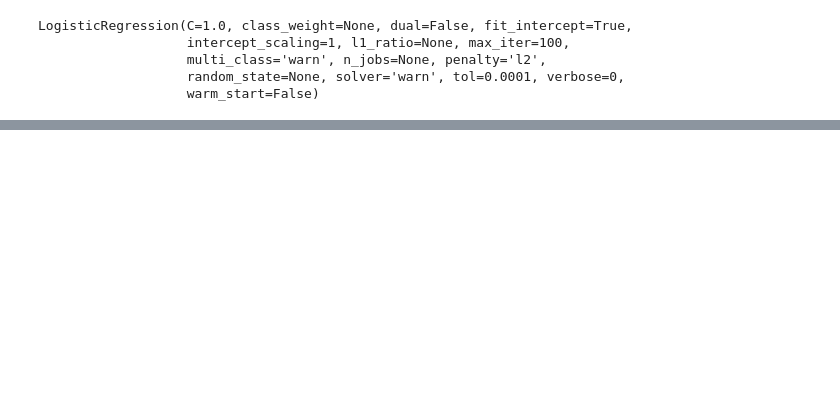
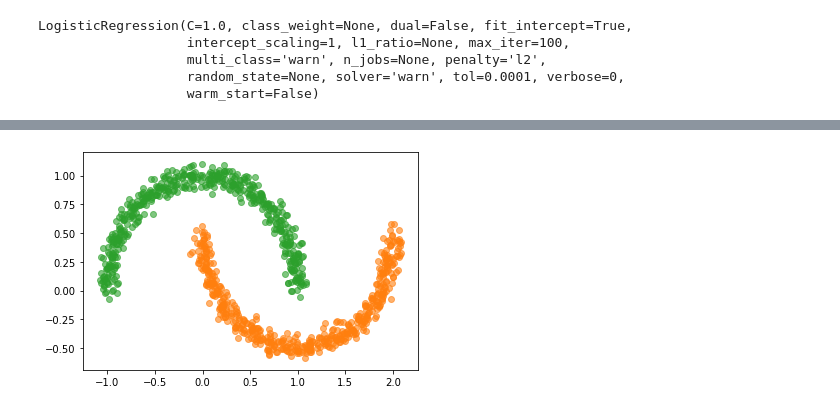
Before and after one commit to damiansp/neuralNet, a Jupyter notebook: python/handsOn/09_unsupervised/unsupervised_learning.py.ipynb, the cells around one changed output, grey strips where cells are left out. Cells and saved outputs as stored; diff of their text form; code cells hidden in the pictures; blank space fills up the shorter version.

```diff
--- a/python/handsOn/09_unsupervised/unsupervised_learning.py.ipynb
+++ b/python/handsOn/09_unsupervised/unsupervised_learning.py.ipynb
@@ -281,0 +268,9 @@ for i in range(k):
+# %%
+dbscan = DBSCAN(eps=0.2, min_samples=5)
+dbscan.fit(X)
+
+for i in range(-1, 13):
+    plt.scatter(
+        X[dbscan.labels_ == i, 0], X[dbscan.labels_ == i, 1], alpha=0.6)
+# %% [output]
+[figure, added]
```
Also changed, not shown: parts of 25 cells of this notebook.
